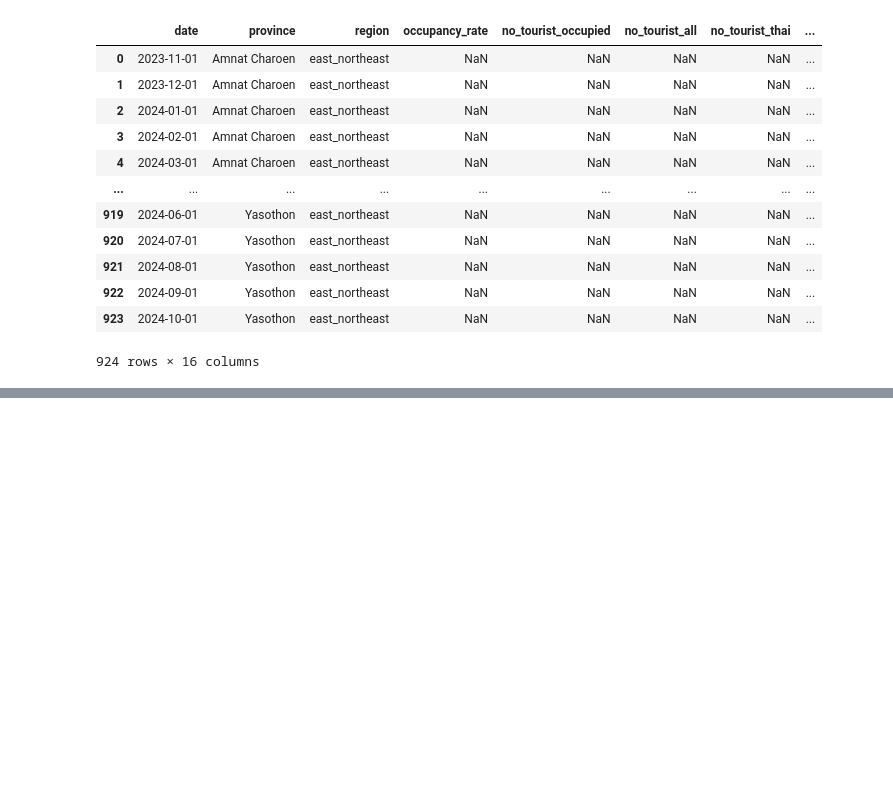
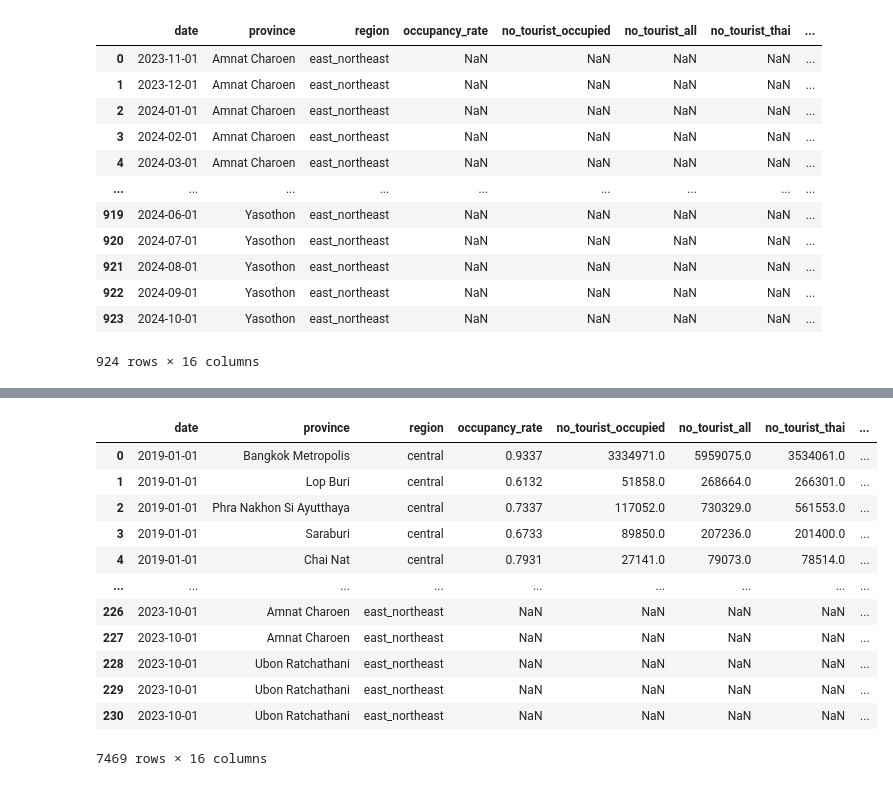
Before and after one commit to qducnguyen/business-analytics-project, a Jupyter notebook: notebooks/4_forecasting.ipynb, the cells around one changed output, grey strips where cells are left out. Cells and saved outputs as stored; diff of their text form; code cells hidden in the pictures; blank space fills up the shorter version.

```diff
--- a/notebooks/4_forecasting.ipynb
+++ b/notebooks/4_forecasting.ipynb
@@ -525,0 +554,34 @@ df[df["model"] == "SARIMAX"]
+# %%
+import datetime
+
+data_need_added = []
+model = ["SARIMA", "SARIMAX", "Prophet"]
+
+for index, row in forecast_data.reset_index().iterrows():
+    if row["date"] == datetime.datetime(2023, 10, 1):
+        data_new = {"date": row["date"],
+                    "province": row["province"],
+                    "region": row["region"],
+                    "revenue_all_forecast": row["revenue_all"]}
+
+        for model_sample in model:
+            data = data_new.copy()
+            data["model"] = model_sample
+            data_need_added.append(data)
+# %%
+forecast_data_result = pd.concat([forecast_data, pd.DataFrame(data_need_added)])
+forecast_data_result
+# %% [output]
+|  | date | province | region | occupancy_rate | no_tourist_occupied | no_tourist_all | no_tourist_thai | ... |
+| 0 | 2019-01-01 | Bangkok Metropolis | central | 0.9337 | 3334971.0 | 5959075.0 | 3534061.0 | ... |
+| 1 | 2019-01-01 | Lop Buri | central | 0.6132 | 51858.0 | 268664.0 | 266301.0 | ... |
+| 2 | 2019-01-01 | Phra Nakhon Si Ayutthaya | central | 0.7337 | 117052.0 | 730329.0 | 561553.0 | ... |
+| 3 | 2019-01-01 | Saraburi | central | 0.6733 | 89850.0 | 207236.0 | 201400.0 | ... |
+| 4 | 2019-01-01 | Chai Nat | central | 0.7931 | 27141.0 | 79073.0 | 78514.0 | ... |
+| ... | ... | ... | ... | ... | ... | ... | ... | ... |
+| 226 | 2023-10-01 | Amnat Charoen | east_northeast | NaN | NaN | NaN | NaN | ... |
+| 227 | 2023-10-01 | Amnat Charoen | east_northeast | NaN | NaN | NaN | NaN | ... |
+| 228 | 2023-10-01 | Ubon Ratchathani | east_northeast | NaN | NaN | NaN | NaN | ... |
+| 229 | 2023-10-01 | Ubon Ratchathani | east_northeast | NaN | NaN | NaN | NaN | ... |
+| 230 | 2023-10-01 | Ubon Ratchathani | east_northeast | NaN | NaN | NaN | NaN | ... |
+7469 rows × 16 columns
```
Also changed, not shown: parts of 12 cells of this notebook, 3 other files.
